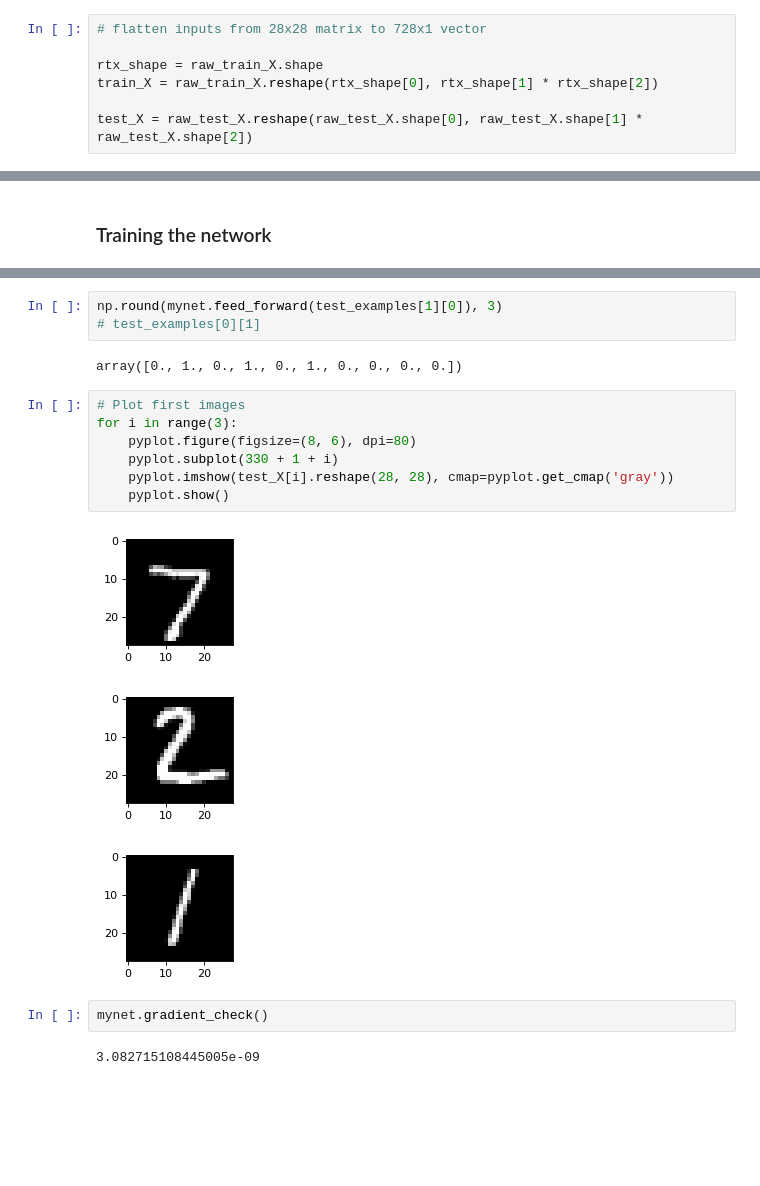
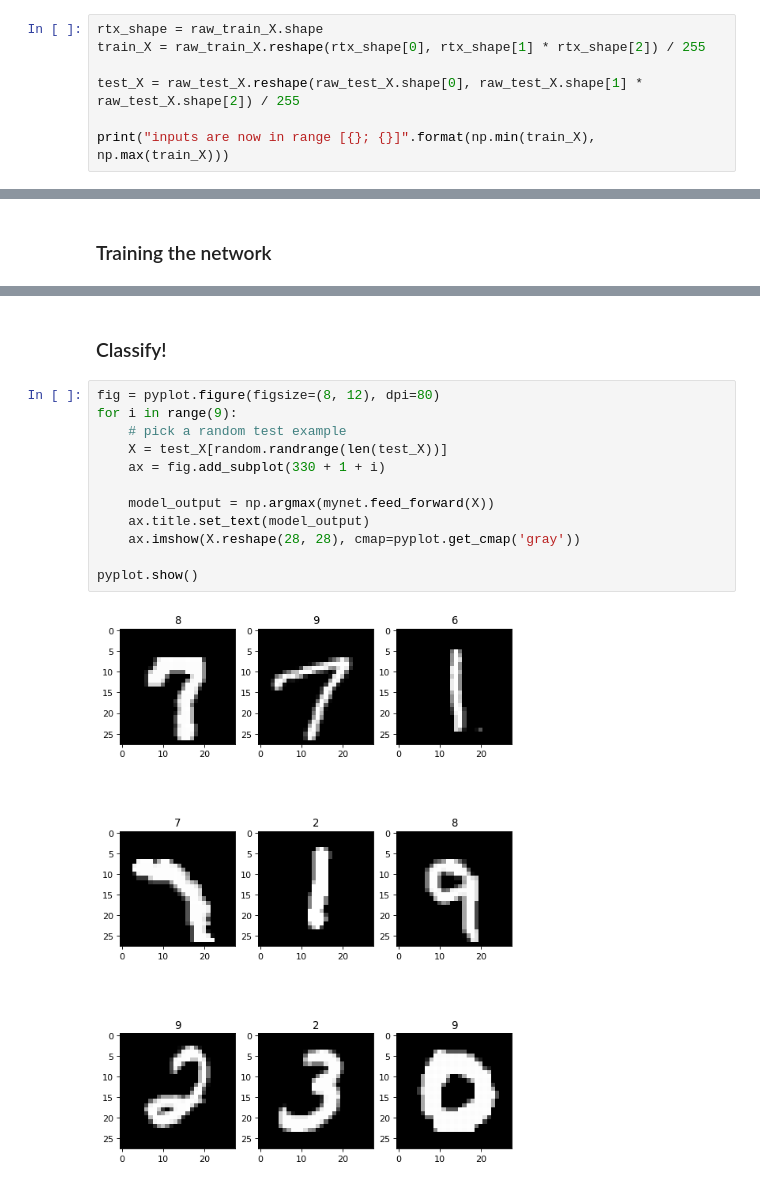
Before and after one commit to andreemic/neuralnet, a Jupyter notebook: neuralnet.ipynb, the cells around one changed output, grey strips where cells are left out. Drawn from its saved outputs; the diff is of its cells as text; blank space fills up the shorter version.

```diff
--- a/neuralnet.ipynb
+++ b/neuralnet.ipynb
@@ -375,7 +402,7 @@ _ = [print("{} -> {}".format(raw, vectorized)) for (raw, vectorized) in zip(raw_
 # %%
-# flatten inputs from 28x28 matrix to 728x1 vector
+rtx_shape = raw_train_X.shape
+train_X = raw_train_X.reshape(rtx_shape[0], rtx_shape[1] * rtx_shape[2]) / 255
 
-rtx_shape = raw_train_X.shape
-train_X = raw_train_X.reshape(rtx_shape[0], rtx_shape[1] * rtx_shape[2])
+test_X = raw_test_X.reshape(raw_test_X.shape[0], raw_test_X.shape[1] * raw_test_X.shape[2]) / 255
 
-test_X = raw_test_X.reshape(raw_test_X.shape[0], raw_test_X.shape[1] * raw_test_X.shape[2])
+print("inputs are now in range [{}; {}]".format(np.min(train_X), np.max(train_X)))
@@ -414,20 +451,16 @@ ax.plot(range(len(error_plot)), error_plot)
-# %%
-np.round(mynet.feed_forward(test_examples[1][0]), 3)
-# test_examples[0][1]
-# %% [output]
-array([0., 1., 0., 1., 0., 1., 0., 0., 0., 0.])
-# %%
-# Plot first images
-for i in range(3):
-    pyplot.figure(figsize=(8, 6), dpi=80)
-    pyplot.subplot(330 + 1 + i)
-    pyplot.imshow(test_X[i].reshape(28, 28), cmap=pyplot.get_cmap('gray'))
-    pyplot.show()
-# %% [output]
-[figure, removed]
-[figure, removed]
-[figure, removed]
-# %%
-mynet.gradient_check()
-# %% [output]
-3.082715108445005e-09
+# %% [markdown]
+### Classify!
+# %%
+fig = pyplot.figure(figsize=(8, 12), dpi=80)
+for i in range(9):
+    # pick a random test example
+    X = test_X[random.randrange(len(test_X))]
+    ax = fig.add_subplot(330 + 1 + i)
+
+    model_output = np.argmax(mynet.feed_forward(X))
+    ax.title.set_text(model_output)
+    ax.imshow(X.reshape(28, 28), cmap=pyplot.get_cmap('gray'))
+
+pyplot.show()
+# %% [output]
+[figure, added]
```
Also changed, not shown: parts of 22 cells of this notebook.
